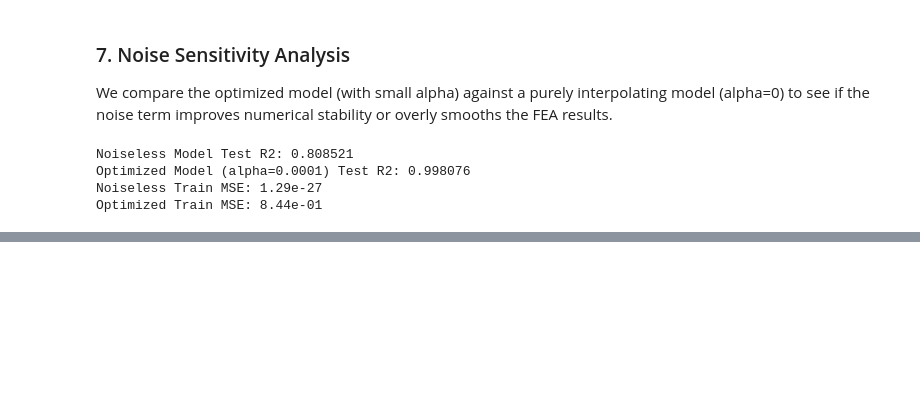
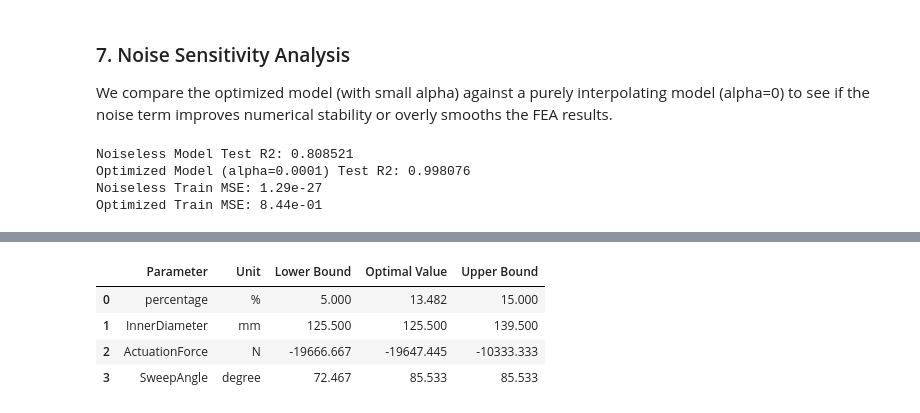
Before and after one commit to RezkiMeidiono/Brake-Pad-Optimization, a Jupyter notebook: BrakePadOptm.ipynb, the cells around one changed output, grey strips where cells are left out. Cells and saved outputs as stored; diff of their text form; code cells hidden in the pictures; blank space fills up the shorter version.

```diff
--- a/BrakePadOptm.ipynb
+++ b/BrakePadOptm.ipynb
@@ -495,0 +395,77 @@ plt.show()
+# %%
+from scipy.optimize import differential_evolution
+
+features = ['percentage', 'InnerDiameter', 'ActuationForce', 'SweepAngle']
+feature_units = {
+    'percentage': '%',
+    'InnerDiameter': 'mm',
+    'ActuationForce': 'N',
+    'SweepAngle': 'degree',
+}
+
+# Search the continuous design space bounded by the observed data.
+bounds = [(X[feature].min(), X[feature].max()) for feature in features]
+
+
+def objective(values):
+    candidate = pd.DataFrame([values], columns=features)
+    candidate_scaled = scaler_X.transform(candidate)
+    predicted_torque = best_gpr.predict(candidate_scaled)[0]
+    return -predicted_torque
+
+
+optimization = differential_evolution(
+    objective,
+    bounds=bounds,
+    seed=42,
+    polish=True,
+)
+
+# Predict the torque and uncertainty at the best continuous candidate.
+optimal_candidate = pd.DataFrame([optimization.x], columns=features)
+optimal_candidate_scaled = scaler_X.transform(optimal_candidate)
+torque_mean, torque_std = best_gpr.predict(
+    optimal_candidate_scaled,
+    return_std=True,
+)
+
+optimal_torque = float(torque_mean[0])
+uncertainty = float(torque_std[0])
+torque_lower = optimal_torque - 1.96 * uncertainty
+torque_upper = optimal_torque + 1.96 * uncertainty
+continuous_optimum = dict(zip(features, optimization.x))
+
+# Present the recommended design in a compact, unit-aware table.
+optimal_design = pd.DataFrame({
+    'Parameter': features,
+    'Unit': [feature_units[feature] for feature in features],
+    'Lower Bound': [bound[0] for bound in bounds],
+    'Optimal Value': [continuous_optimum[feature] for feature in features],
+    'Upper Bound': [bound[1] for bound in bounds],
+})
+
+# Present model performance separately from the design variables.
+optimization_summary = pd.DataFrame({
+    'Metric': [
+        'Predicted braking torque',
+        'Prediction standard deviation',
+        'Approximate 95% lower limit',
+        'Approximate 95% upper limit',
+        'Optimization successful',
+    ],
+    'Value': [
+        f'{optimal_torque:.3f}',
+        f'{uncertainty:.3f}',
+        f'{torque_lower:.3f}',
+        f'{torque_upper:.3f}',
+        'Yes' if optimization.success else 'No',
+    ],
+    'Unit': ['N-m', 'N-m', 'N-m', 'N-m', ''],
+})
+
+print('Continuous optimum design')
+display(optimal_design.round(3).reset_index(drop=True))
+
+print('Optimization result')
+display(optimization_summary)
+# %% [output]
@@ -495,0 +473,5 @@ plt.show()
+|  | Parameter | Unit | Lower Bound | Optimal Value | Upper Bound |
+| 0 | percentage | % | 5.000 | 13.482 | 15.000 |
+| 1 | InnerDiameter | mm | 125.500 | 125.500 | 139.500 |
+| 2 | ActuationForce | N | -19666.667 | -19647.445 | -10333.333 |
+| 3 | SweepAngle | degree | 72.467 | 85.533 | 85.533 |
```
Also changed, not shown: parts of 14 cells of this notebook, 1 other file.
